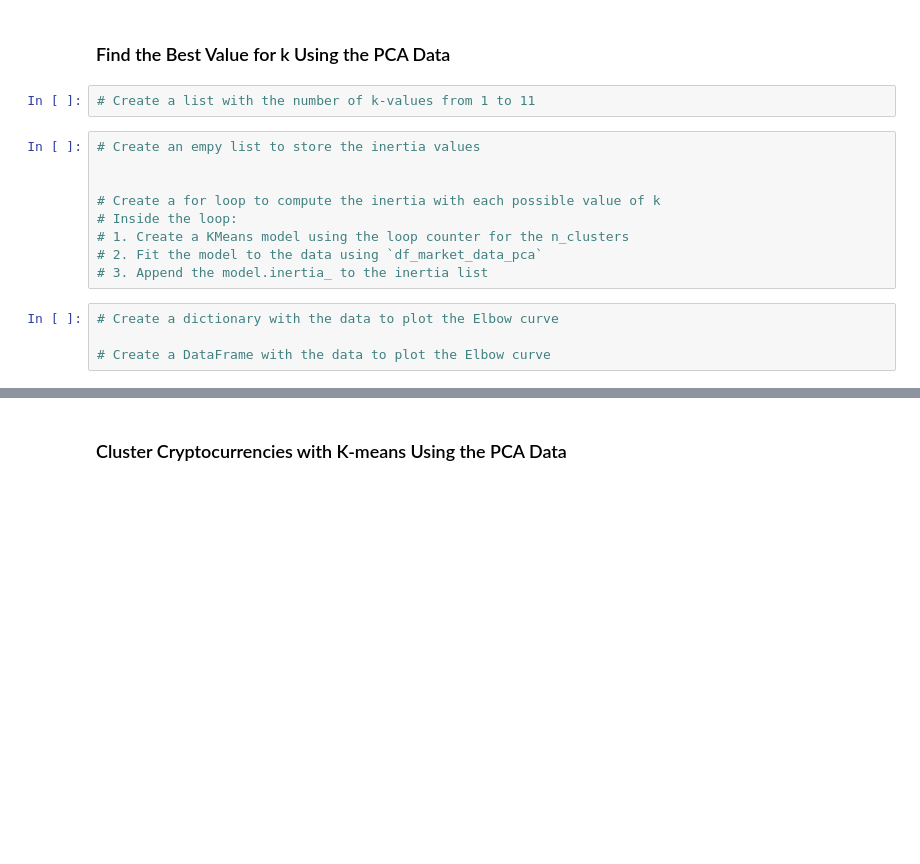
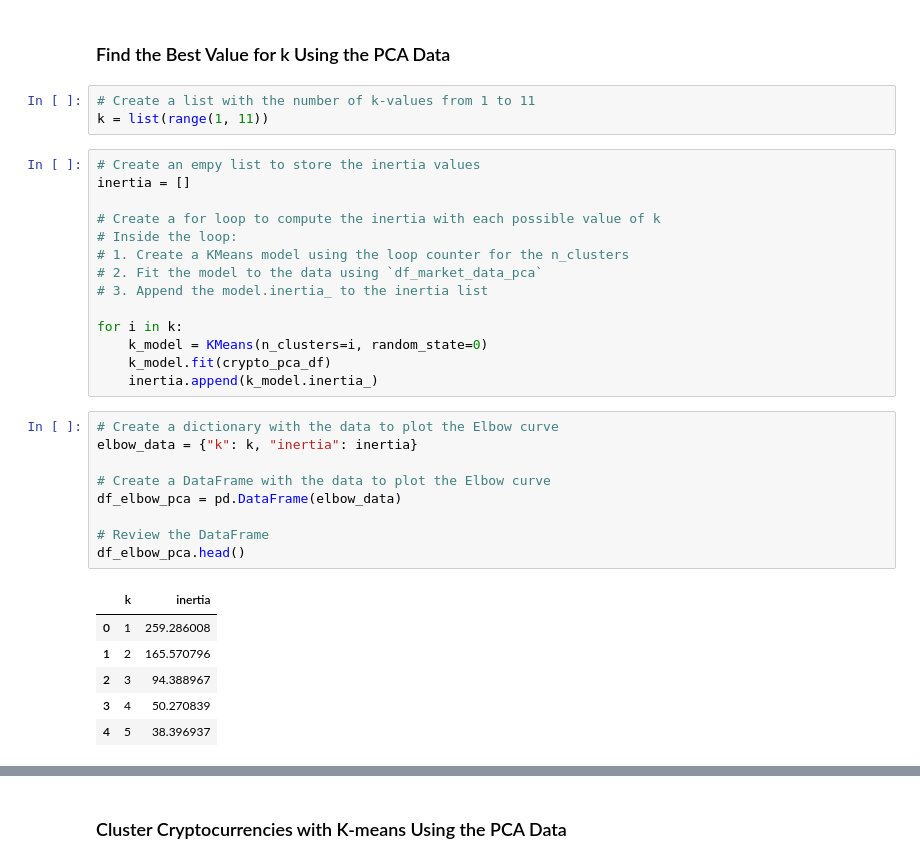
Before and after one commit to leajinks/CryptoClustering, a Jupyter notebook: Crypto_Clustering.ipynb, the cells around one changed output, grey strips where cells are left out. Saved outputs shown, nothing was run; the diff lists cells and outputs as text; blank space fills up the shorter version.

```diff
--- a/Crypto_Clustering.ipynb
+++ b/Crypto_Clustering.ipynb
@@ -217,19 +268,37 @@ df_elbow.hvplot.line(
 ### Find the Best Value for k Using the PCA Data
 # %%
 # Create a list with the number of k-values from 1 to 11
+k = list(range(1, 11))
 # %%
 # Create an empy list to store the inertia values
-
+inertia = []
 
 # Create a for loop to compute the inertia with each possible value of k
 # Inside the loop:
 # 1. Create a KMeans model using the loop counter for the n_clusters
 # 2. Fit the model to the data using `df_market_data_pca`
 # 3. Append the model.inertia_ to the inertia list
+
+for i in k:
+    k_model = KMeans(n_clusters=i, random_state=0)
+    k_model.fit(crypto_pca_df)
+    inertia.append(k_model.inertia_)
 # %%
 # Create a dictionary with the data to plot the Elbow curve
+elbow_data = {"k": k, "inertia": inertia}
 
 # Create a DataFrame with the data to plot the Elbow curve
+df_elbow_pca = pd.DataFrame(elbow_data)
+
+# Review the DataFrame
+df_elbow_pca.head()
+# %% [output]
+|  | k | inertia |
+| 0 | 1 | 259.286008 |
+| 1 | 2 | 165.570796 |
+| 2 | 3 | 94.388967 |
+| 3 | 4 | 50.270839 |
+| 4 | 5 | 38.396937 |
 # %%
 # Plot a line chart with all the inertia values computed with
 # the different values of k to visually identify the optimal value for k.
```
Also changed, not shown: parts of 24 cells of this notebook.
